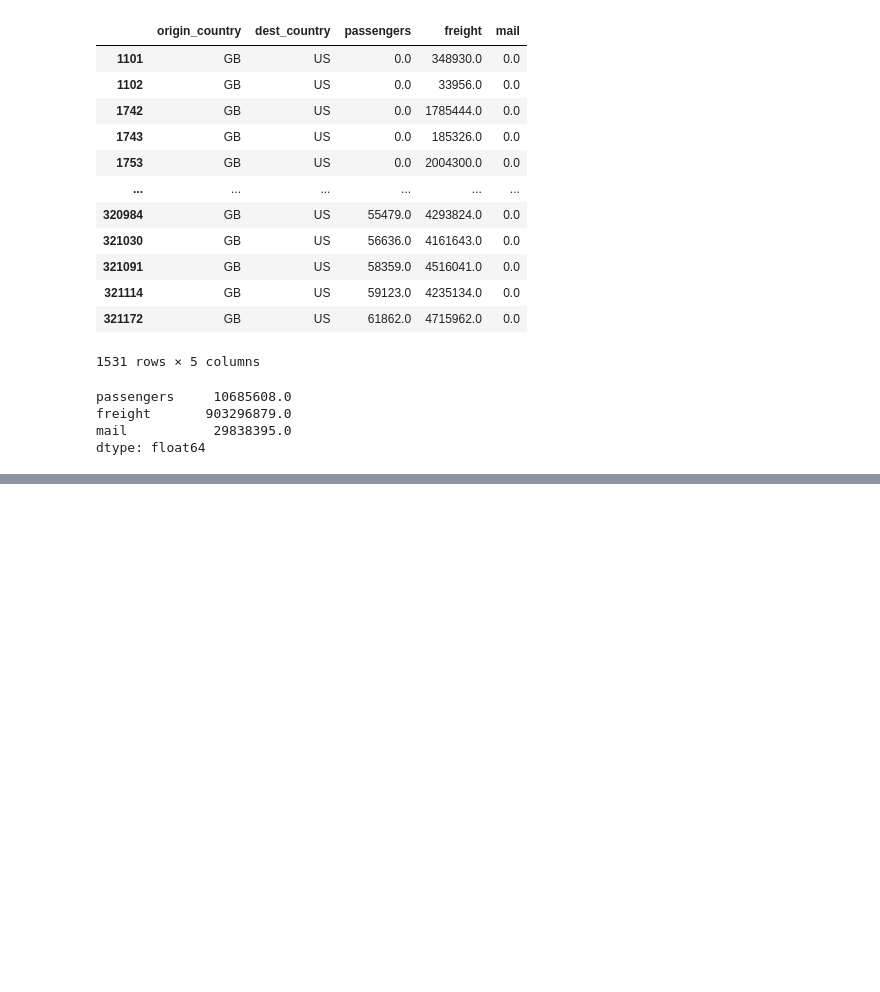
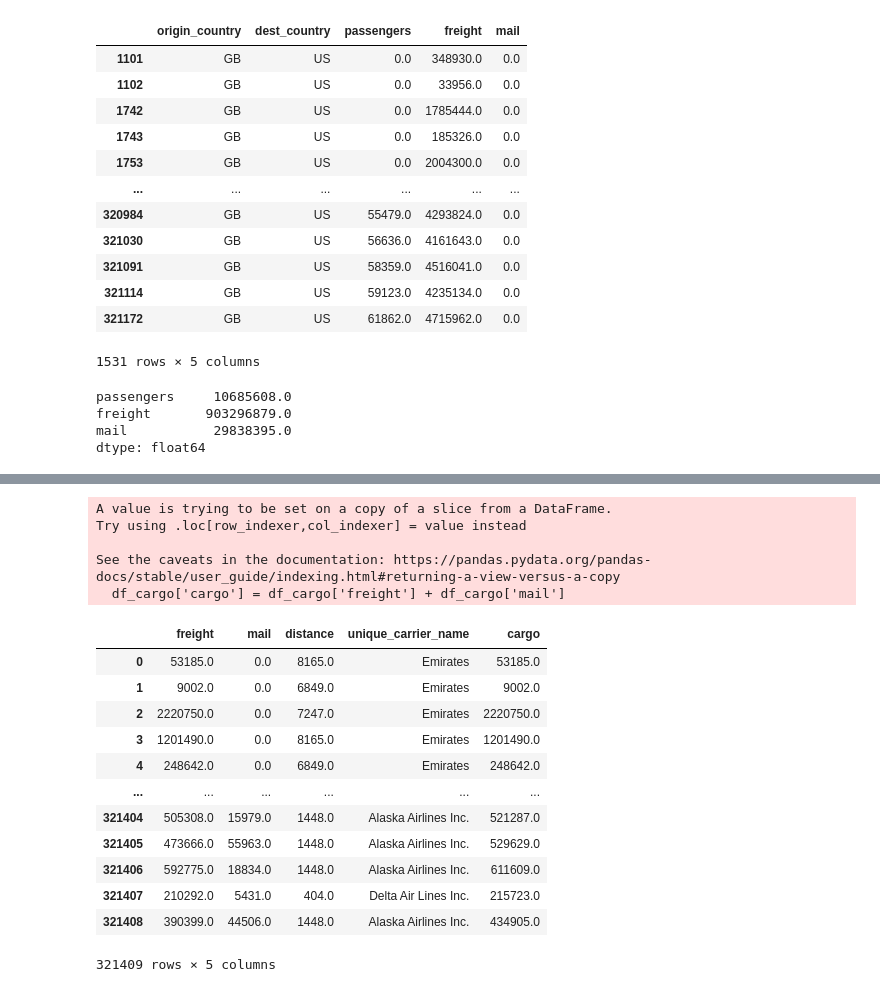
Before and after one commit to 99tyler99/Python, a Jupyter notebook: Python Charmers Fundamentals 06 Pandas Test.ipynb, the cells around one changed output, grey strips where cells are left out. Drawn from its saved outputs; the diff is of its cells as text; code cells hidden in the pictures; blank space fills up the shorter version.

```diff
--- a/Python Charmers Fundamentals 06 Pandas Test.ipynb
+++ b/Python Charmers Fundamentals 06 Pandas Test.ipynb
@@ -105,0 +178,4 @@ dtype: float64
+# %%
+# 6. Find the total cargo transported (mail + freight) and mean distance traveled for the 10 carriers that transported the most cargo.
+df_cargo = df[['freight','mail','distance','unique_carrier_name']]
+df_cargo
@@ -105,0 +196,23 @@ dtype: float64
+# %%
+# 6. Find the total cargo transported (mail + freight) and mean distance traveled for the 10 carriers that transported the most cargo.
+df_cargo['cargo'] = df_cargo['freight'] + df_cargo['mail']
+df_cargo
+# %% [output]
+A value is trying to be set on a copy of a slice from a DataFrame.
+Try using .loc[row_indexer,col_indexer] = value instead
+
+See the caveats in the documentation: https://pandas.pydata.org/pandas-docs/stable/user_guide/indexing.html#returning-a-view-versus-a-copy
+  df_cargo['cargo'] = df_cargo['freight'] + df_cargo['mail']
+|  | freight | mail | distance | unique_carrier_name | cargo |
+| 0 | 53185.0 | 0.0 | 8165.0 | Emirates | 53185.0 |
+| 1 | 9002.0 | 0.0 | 6849.0 | Emirates | 9002.0 |
+| 2 | 2220750.0 | 0.0 | 7247.0 | Emirates | 2220750.0 |
+| 3 | 1201490.0 | 0.0 | 8165.0 | Emirates | 1201490.0 |
+| 4 | 248642.0 | 0.0 | 6849.0 | Emirates | 248642.0 |
+| ... | ... | ... | ... | ... | ... |
+| 321404 | 505308.0 | 15979.0 | 1448.0 | Alaska Airlines Inc. | 521287.0 |
+| 321405 | 473666.0 | 55963.0 | 1448.0 | Alaska Airlines Inc. | 529629.0 |
+| 321406 | 592775.0 | 18834.0 | 1448.0 | Alaska Airlines Inc. | 611609.0 |
+| 321407 | 210292.0 | 5431.0 | 404.0 | Delta Air Lines Inc. | 215723.0 |
+| 321408 | 390399.0 | 44506.0 | 1448.0 | Alaska Airlines Inc. | 434905.0 |
+321409 rows × 5 columns
```
Also changed, not shown: parts of 9 cells of this notebook.
